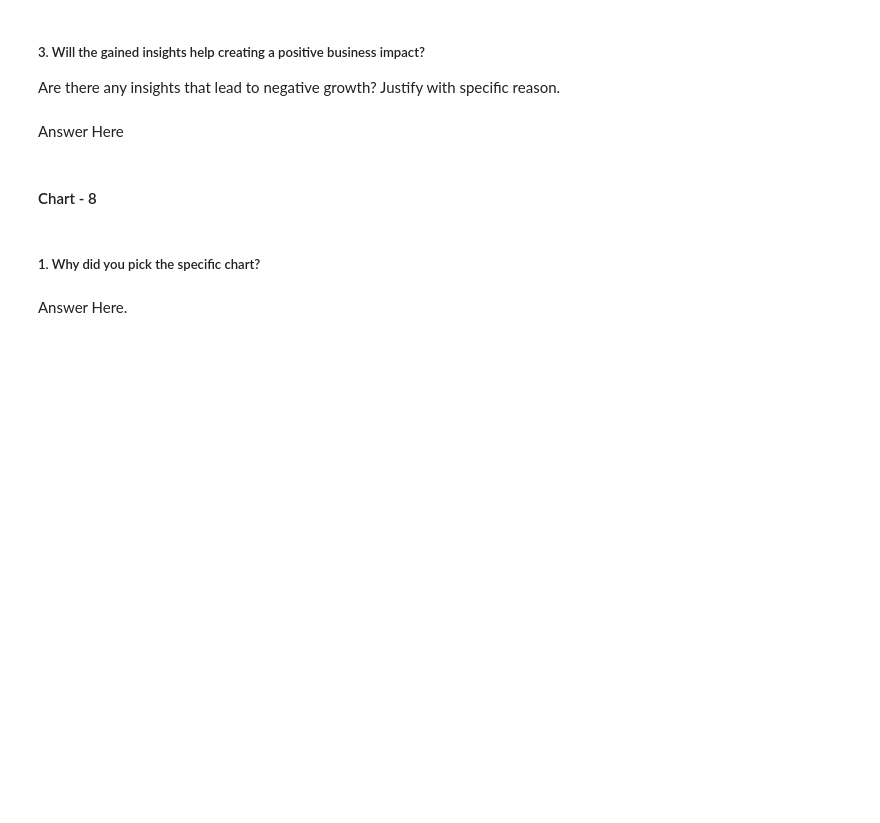
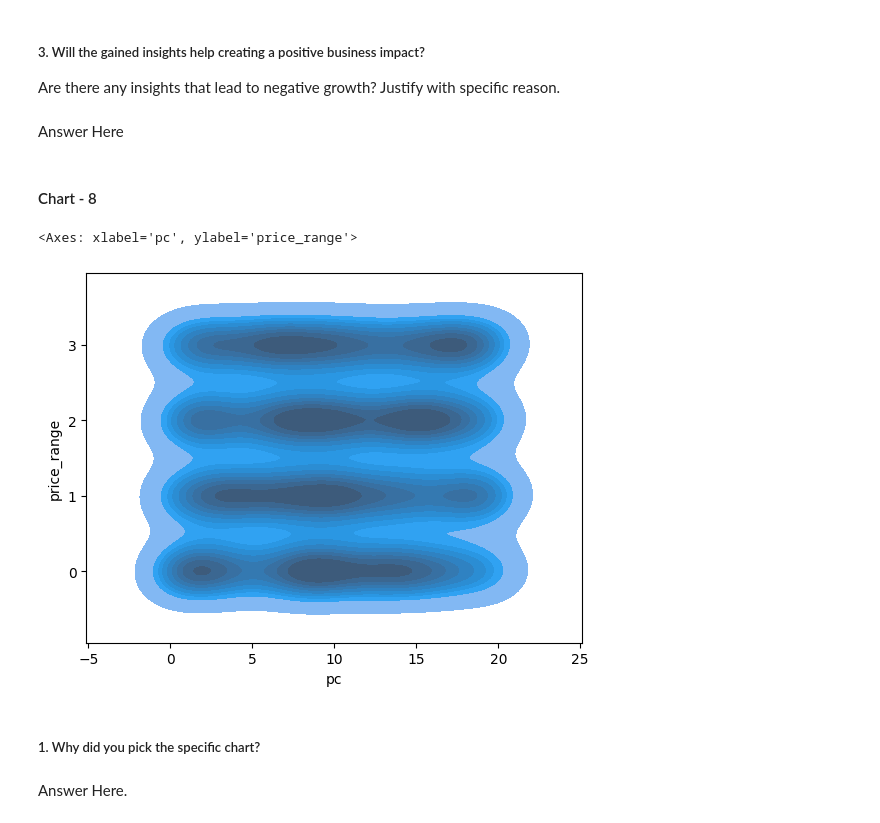
Before and after one commit to rafidddeshmukh/Classification-Mobile_Price_Range_Prediction, a Jupyter notebook: Classification_Mobile_Price_Range_Prediction.ipynb, the cells around one changed output. Cells and saved outputs as stored; diff of their text form; code cells hidden in the pictures; blank space fills up the shorter version.

```diff
--- a/Classification_Mobile_Price_Range_Prediction.ipynb
+++ b/Classification_Mobile_Price_Range_Prediction.ipynb
@@ -434,3 +453,10 @@ Answer Here
+# %%
+# Chart - 8 visualization code
+# plot KDE plot of rear camera megapixels vs price range
+sns.kdeplot(data=mobile_df, x='pc', y='price_range', fill=True)
+# %% [output]
+<Axes: xlabel='pc', ylabel='price_range'>
+[figure, added]
 # %% [markdown]
 ##### 1. Why did you pick the specific chart?
 # %% [markdown]
```
Also changed, not shown: parts of 32 cells of this notebook.
